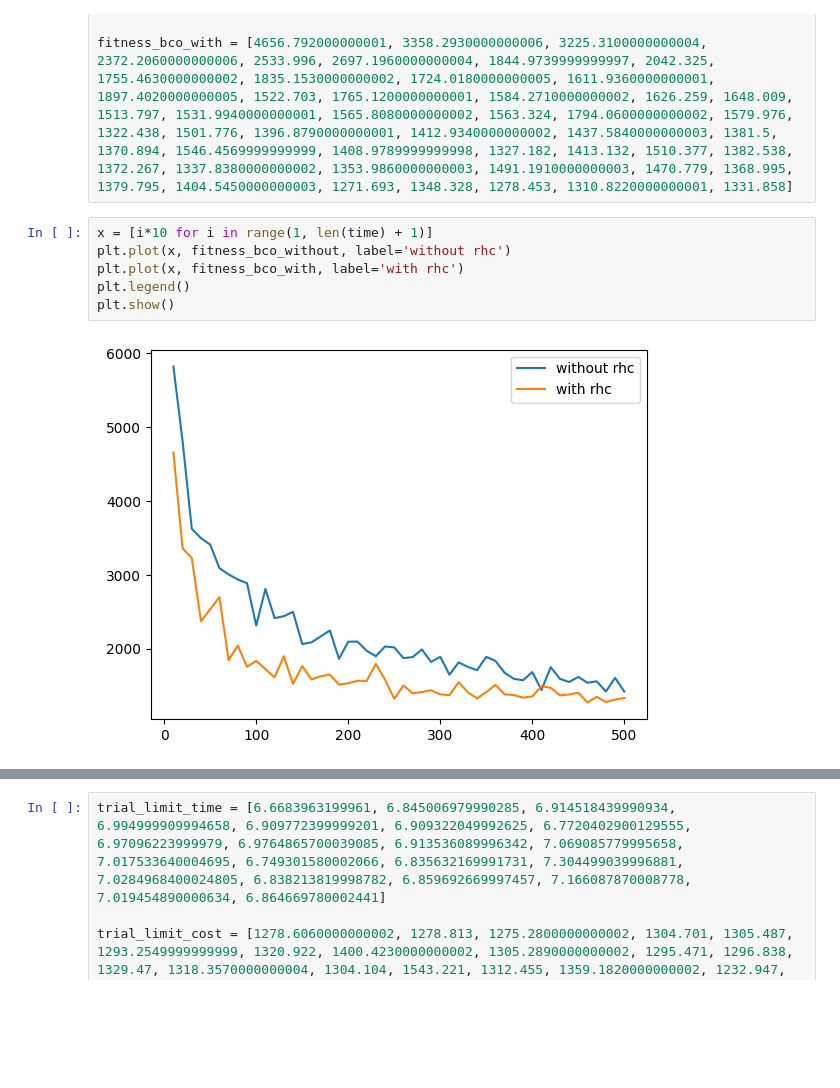
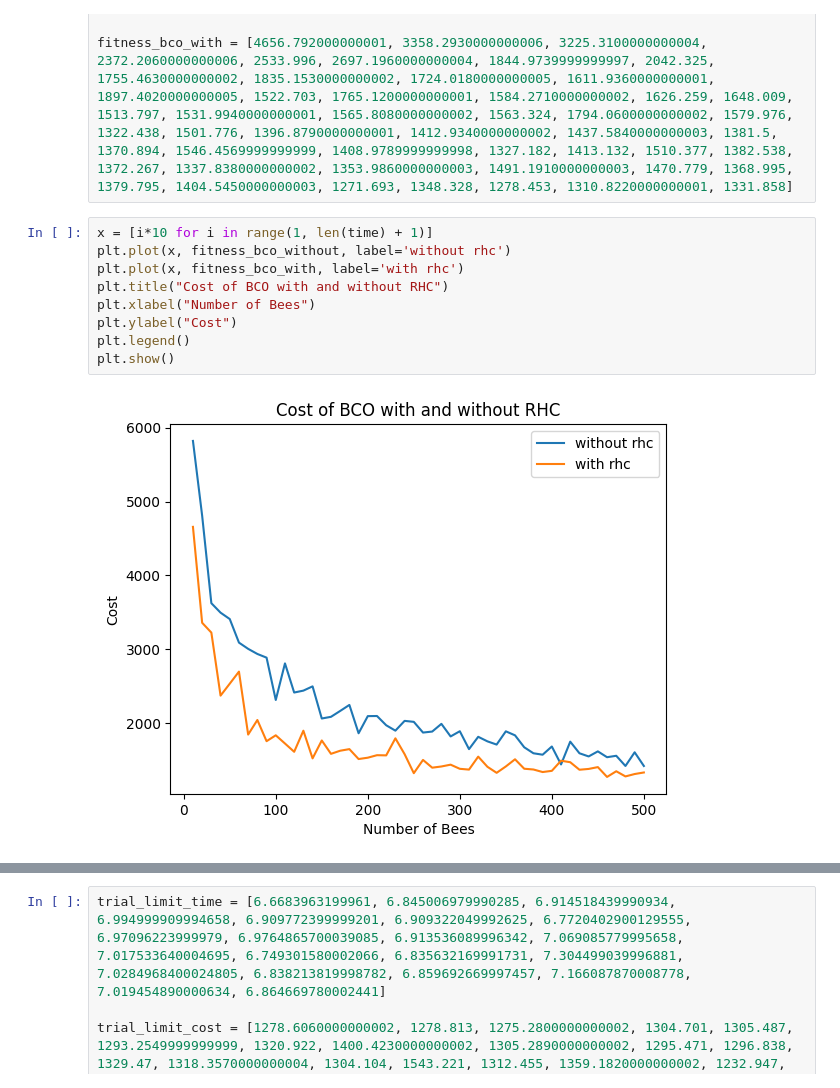
Before and after one commit to Abhijith-TR/Aircraft-Scheduling, a Jupyter notebook: results.ipynb, the cells around one changed output, grey strips where cells are left out. Saved outputs shown, nothing was run; the diff lists cells and outputs as text; blank space fills up the shorter version.

```diff
--- a/results.ipynb
+++ b/results.ipynb
@@ -35,11 +46,14 @@ fitness_bco_with = [4656.792000000001, 3358.2930000000006, 3225.3100000000004, 2
 # %%
 x = [i*10 for i in range(1, len(time) + 1)]
 plt.plot(x, fitness_bco_without, label='without rhc')
 plt.plot(x, fitness_bco_with, label='with rhc')
+plt.title("Cost of BCO with and without RHC")
+plt.xlabel("Number of Bees")
+plt.ylabel("Cost")
 plt.legend()
 plt.show()
 # %% [output]
-[figure, old version]
+[figure, new version]
 # %%
 x = [i*10 for i in range(1, len(time) + 1)]
 plt.plot(x, time_bco_without, label='without rhc')
```
Also changed, not shown: parts of 7 cells of this notebook, 7 other files.
